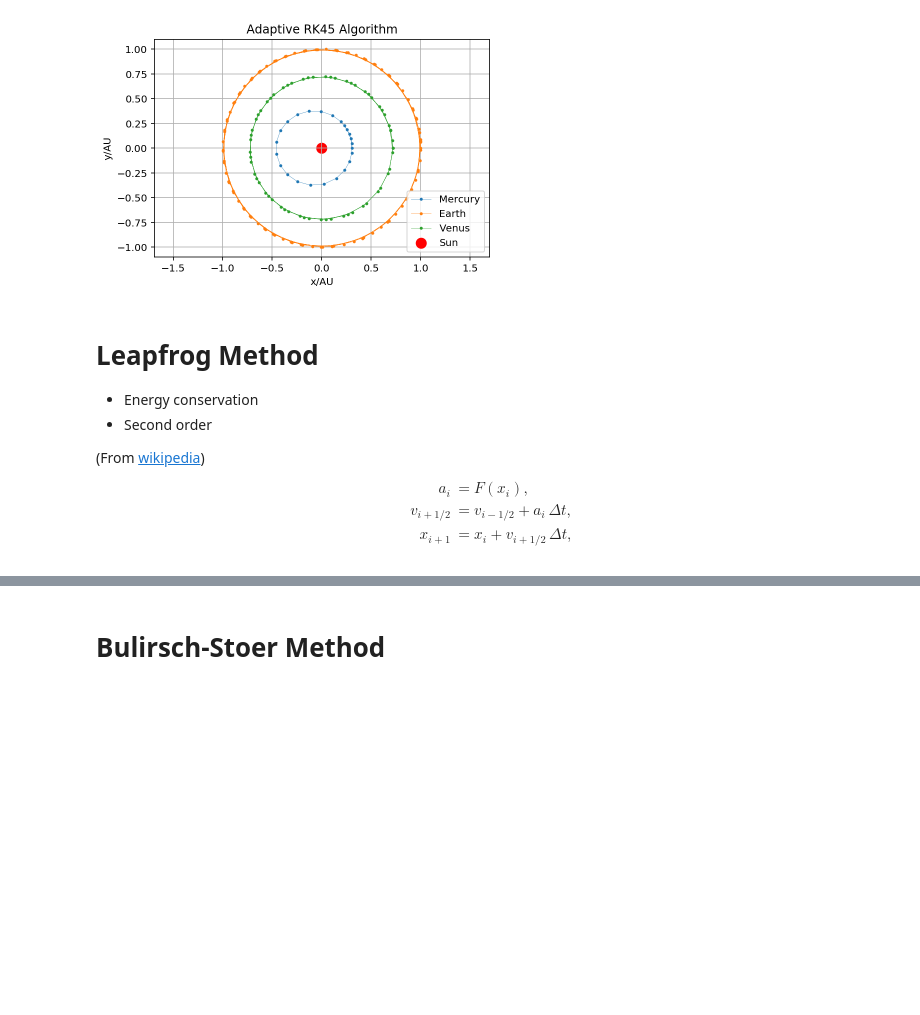
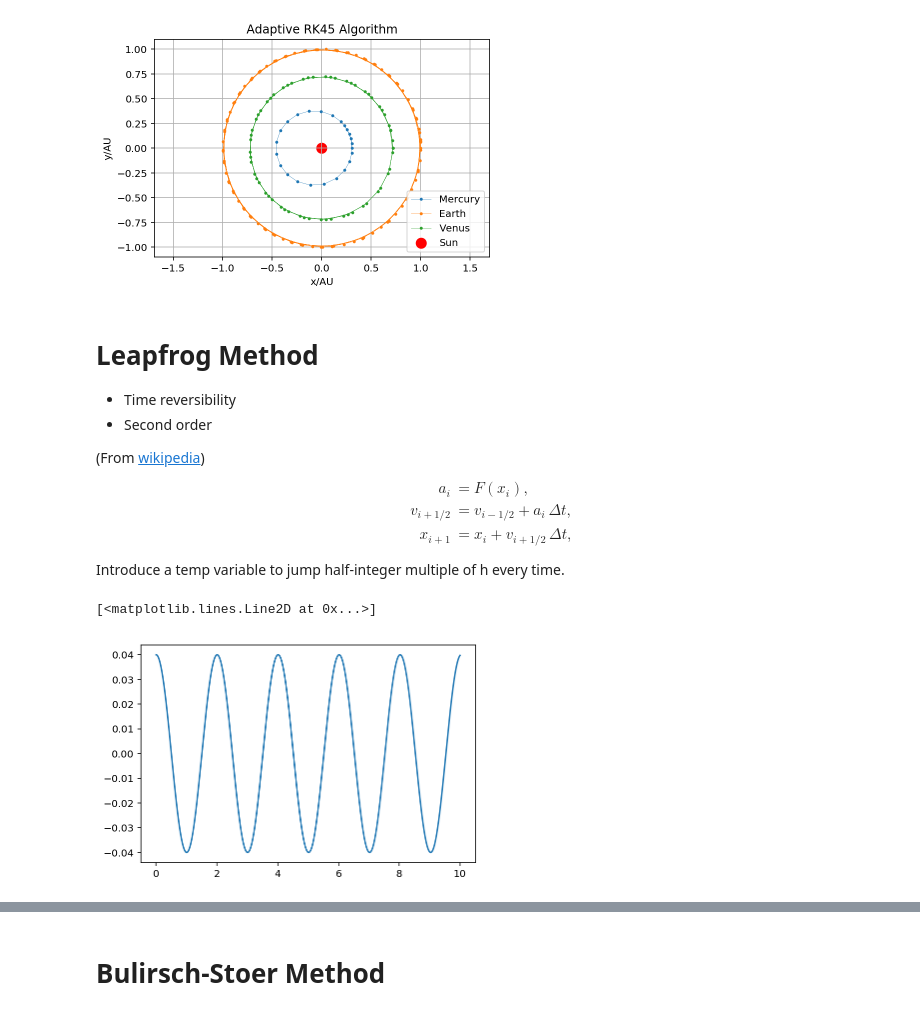
Before and after one commit to watertien/computational_physics, a Jupyter notebook: 190409_ODE.ipynb, the cells around one changed output, grey strips where cells are left out. Saved outputs shown, nothing was run; the diff lists cells and outputs as text; code cells hidden in the pictures; blank space fills up the shorter version.

Commit message:
Add verlet method

```diff
--- a/190409_ODE.ipynb
+++ b/190409_ODE.ipynb
@@ -309,7 +313,7 @@ plt.legend()
 # %% [markdown]
 # Leapfrog Method
 
-* Energy conservation
+* Time reversibility
 * Second order
 
 (From [wikipedia](https://en.wikipedia.org/wiki/Leapfrog_integration))
@@ -318,3 +322,53 @@ a_{i}&=F(x_{i}),\\
 v_{i+1/2}&=v_{i-1/2}+a_{i}\,\Delta t,\\
 x_{i+1}&=x_{i}+v_{i+1/2}\,\Delta t,
 \end{aligned}
+Introduce a temp variable to jump half-integer multiple of h every time.
+# %%
+def leapfrog(t, df, f0, h):
+    """
+    Use leapfrog method to solve ode
+
+    t: tuple, start and stop values of variables
+    df: derivative function of f, function of t and f
+    f0: boundary condition for f
+    h: step size of leap jump
+
+    """
+    t0, t1 = t
+    sample_n = int((t1 - t0)/h)
+    f = np.zeros((sample_n, len(f0)))
+    f[0] = f0
+    mid_point = f0 + 1/2 * h * df(t0, f0)
+
+    for i in range(1, sample_n):
+        f[i] = f[i-1] + h * df(t0+h/2, mid_point)
+        t0 += h
+        # Set f[i+1] new mid point
+        mid_point = f[i]
+
+    return f
+
+
+def free_pendulum(t, xs, dt=1e-3):
+    """
+    xs: array of size 2
+    xs[0]: theta
+    xs[1]: omega
+
+    """
+    g = 9.8
+    l = 1 # Unit: m
+    omega = -g / l * xs[0]
+    theta = xs[1] + omega * dt
+    return np.array([theta, omega])
+
+
+h = 1e-3
+xs0 = np.array([0.04, 0]) # Radian
+fs = leapfrog((0, 10), free_pendulum, xs0, h)
+t = np.arange(0, 10, h)
+
+plt.plot(t, fs[:, 0])
+# %% [output]
+[<matplotlib.lines.Line2D at 0x...>]
+[figure, added]
```
Also changed, not shown: parts of 5 cells of this notebook.
